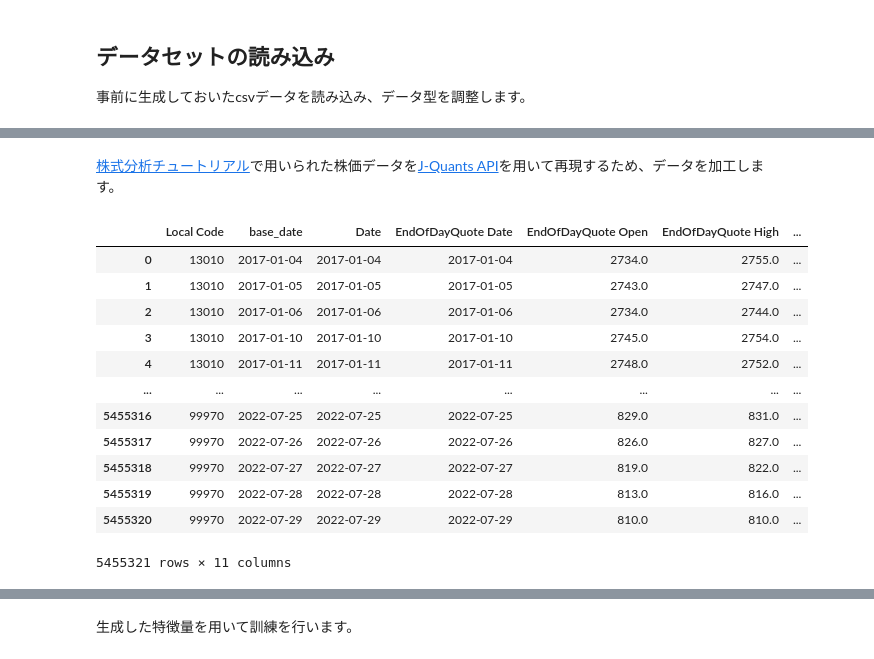
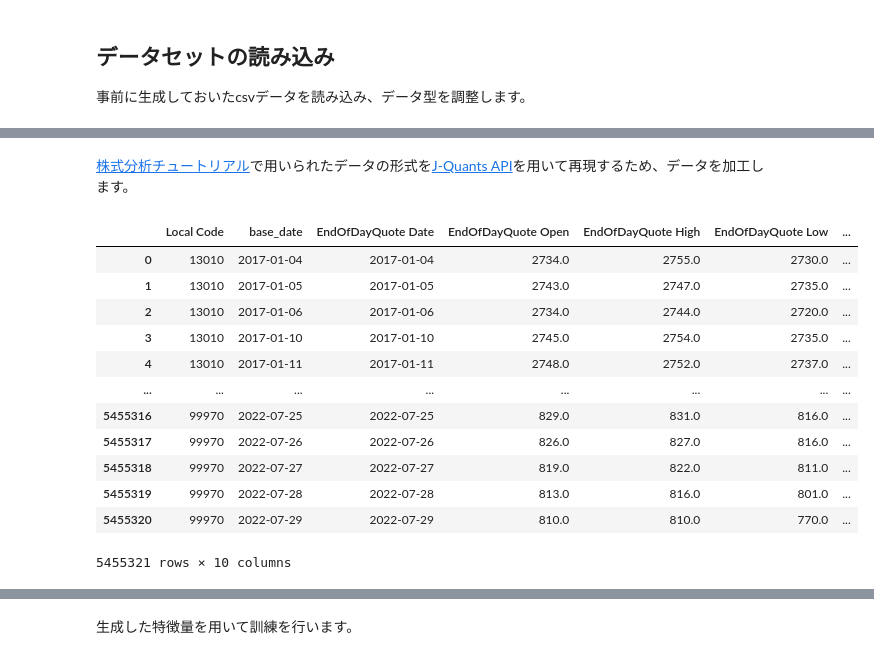
Before and after one commit to dakimura/jquants-sample, a Jupyter notebook: predictor.ipynb, the cells around one changed output, grey strips where cells are left out. Drawn from its saved outputs; the diff is of its cells as text; code cells hidden in the pictures.

```diff
--- a/predictor.ipynb
+++ b/predictor.ipynb
@@ -10,27 +45,21 @@
+# %%
+# pandas の表示制限を調整します
+pd.set_option("display.max_rows", 1000)
+pd.set_option("display.max_columns", 1000)
+pd.set_option("display.width", 2000)
 # %%
-# 必要なpip packageを現在のJupyter kernelにインストール
-# !pip uninstall xgboost
-!pip install scikit-learn
-!pip install xgboost
-
-from datetime import datetime
-import pandas as pd
-import numpy as np
-from dateutil import tz
-import pickle
-import os
-import io
-from typing import List
-
 # 必要なコンフィグの定義
 # データを保存しているGoogleドライブ上のディレクトリ
-# STORAGE_DIR_PATH = "/content/drive/MyDrive/drive_ws/marketdata"
+STORAGE_DIR_PATH = "/content/drive/MyDrive/drive_ws/marketdata"
 # デバッグ中
-STORAGE_DIR_PATH = "/tmp/marketdata"
+# STORAGE_DIR_PATH = "/tmp/marketdata"
+
 # CSVデータが保存されているファイルパス
-stock_fin_csvfile_path = STORAGE_DIR_PATH + "/stock_fin.csv"
-stock_price_csvfile_path = STORAGE_DIR_PATH + "/stock_price.csv"
+stock_fin_csvfile_path = STORAGE_DIR_PATH + "/stock_fin.csv.gz"
+stock_price_csvfile_path = STORAGE_DIR_PATH + "/stock_price.csv.gz"
+# stock_labelsは今このノートブック内で作っているので特に保存する意味はないけれど
 stock_labels_csvfile_path = STORAGE_DIR_PATH + "/stock_labels.csv.gz"
+# 生成したモデルを保存するパス
 model_dir = STORAGE_DIR_PATH + "/model/"
 
 # デバッグ用のコード
@@ -41,8 +70,9 @@ TRAIN_END = "2019-12-31"
 TEST_START = "2020-01-01"
 TEST_END = "2020-11-15"
 
-# 訓練の結果を保存するファイルパス
+# 訓練結果を保存するファイルパス
 model_path = STORAGE_DIR_PATH + "/model"
 
+# データを使用する期間
 start_dt: datetime = datetime(2017, 1, 1, tzinfo=tz.gettz("Asia/Tokyo"))
 end_dt: datetime = datetime(2022, 7, 31, tzinfo=tz.gettz("Asia/Tokyo"))
@@ -104,48 +124,48 @@ stock_fin_load
 # %% [markdown]
-[株式分析チュートリアル](https://japanexchangegroup.github.io/J-Quants-Tutorial/#introduction)で用いられた株価データを[J-Quants API](https://jpx.gitbook.io/j-quants-api/api-reference)を用いて再現するため、データを加工します。
+[株式分析チュートリアル](https://japanexchangegroup.github.io/J-Quants-Tutorial/#introduction)で用いられたデータの形式を[J-Quants API](https://jpx.gitbook.io/j-quants-api/api-reference)を用いて再現するため、データを加工します。
 # %%
 # stock_price: データの互換性のための各種列名変換など
 stock_price: pd.DataFrame = pd.DataFrame()
 stock_price["Local Code"] = stock_price_load["Code"]
+#stock_price["Date"] = stock_price_load["Date"]
 stock_price["base_date"] = stock_price_load["Date"]
-stock_price["Date"] = stock_price_load["Date"]
-stock_price['EndOfDayQuote Date'] = stock_price["Date"]
+stock_price['EndOfDayQuote Date'] = stock_price_load["Date"]
 stock_price["EndOfDayQuote Open"] = stock_price_load["AdjustmentOpen"].replace({0.0: np.nan})
 stock_price["EndOfDayQuote High"] = stock_price_load["AdjustmentHigh"].replace({0.0: np.nan})
 stock_price["EndOfDayQuote Low"] = stock_price_load["AdjustmentLow"].replace({0.0: np.nan})
 stock_price["EndOfDayQuote Close"] = stock_price_load["AdjustmentClose"].replace({0.0: np.nan})
 stock_price["EndOfDayQuote ExchangeOfficialClose"] = stock_price_load["AdjustmentClose"].replace({0.0: np.nan})
 stock_price["EndOfDayQuote Volume"] = stock_price_load["AdjustmentVolume"]
 #stock_price = stock_price.set_index("base_date")
 #stock_price = stock_price.sort_index()
 
 # stock_price["EndOfDayQuote Open"][stock_price["EndOfDayQuote Close"] == 0] = \
 #     stock_price["EndOfDayQuote ExchangeOfficialClose"]
 # stock_price["EndOfDayQuote High"][stock_price["EndOfDayQuote Close"] == 0] = \
 #     stock_price["EndOfDayQuote ExchangeOfficialClose"]
 # stock_price["EndOfDayQuote Low"][stock_price["EndOfDayQuote Close"] == 0] = \
 #     stock_price["EndOfDayQuote ExchangeOfficialClose"]
 # stock_price["EndOfDayQuote Close"][stock_price["EndOfDayQuote Close"] == 0] = \
 #     stock_price["EndOfDayQuote ExchangeOfficialClose"]
 
 # 前日終値の列を終値列から作成
 stock_price["EndOfDayQuote PreviousClose"] = stock_price.groupby(["Local Code"])["EndOfDayQuote Close"].shift(1)
 
 stock_price
 # %% [output]
-|  | Local Code | base_date | Date | EndOfDayQuote Date | EndOfDayQuote Open | EndOfDayQuote High | ... |
-| 0 | 13010 | 2017-01-04 | 2017-01-04 | 2017-01-04 | 2734.0 | 2755.0 | ... |
-| 1 | 13010 | 2017-01-05 | 2017-01-05 | 2017-01-05 | 2743.0 | 2747.0 | ... |
-| 2 | 13010 | 2017-01-06 | 2017-01-06 | 2017-01-06 | 2734.0 | 2744.0 | ... |
-| 3 | 13010 | 2017-01-10 | 2017-01-10 | 2017-01-10 | 2745.0 | 2754.0 | ... |
-| 4 | 13010 | 2017-01-11 | 2017-01-11 | 2017-01-11 | 2748.0 | 2752.0 | ... |
+|  | Local Code | base_date | EndOfDayQuote Date | EndOfDayQuote Open | EndOfDayQuote High | EndOfDayQuote Low | ... |
+| 0 | 13010 | 2017-01-04 | 2017-01-04 | 2734.0 | 2755.0 | 2730.0 | ... |
+| 1 | 13010 | 2017-01-05 | 2017-01-05 | 2743.0 | 2747.0 | 2735.0 | ... |
+| 2 | 13010 | 2017-01-06 | 2017-01-06 | 2734.0 | 2744.0 | 2720.0 | ... |
+| 3 | 13010 | 2017-01-10 | 2017-01-10 | 2745.0 | 2754.0 | 2735.0 | ... |
+| 4 | 13010 | 2017-01-11 | 2017-01-11 | 2748.0 | 2752.0 | 2737.0 | ... |
 | ... | ... | ... | ... | ... | ... | ... | ... |
-| 5455316 | 99970 | 2022-07-25 | 2022-07-25 | 2022-07-25 | 829.0 | 831.0 | ... |
-| 5455317 | 99970 | 2022-07-26 | 2022-07-26 | 2022-07-26 | 826.0 | 827.0 | ... |
-| 5455318 | 99970 | 2022-07-27 | 2022-07-27 | 2022-07-27 | 819.0 | 822.0 | ... |
-| 5455319 | 99970 | 2022-07-28 | 2022-07-28 | 2022-07-28 | 813.0 | 816.0 | ... |
-| 5455320 | 99970 | 2022-07-29 | 2022-07-29 | 2022-07-29 | 810.0 | 810.0 | ... |
+| 5455316 | 99970 | 2022-07-25 | 2022-07-25 | 829.0 | 831.0 | 816.0 | ... |
+| 5455317 | 99970 | 2022-07-26 | 2022-07-26 | 826.0 | 827.0 | 816.0 | ... |
+| 5455318 | 99970 | 2022-07-27 | 2022-07-27 | 819.0 | 822.0 | 811.0 | ... |
+| 5455319 | 99970 | 2022-07-28 | 2022-07-28 | 813.0 | 816.0 | 801.0 | ... |
+| 5455320 | 99970 | 2022-07-29 | 2022-07-29 | 810.0 | 810.0 | 770.0 | ... |
-5455321 rows × 11 columns
+5455321 rows × 10 columns
 # %%
 # stock_financial: データの互換性のための各種列名変換など
 stock_fin: pd.DataFrame = pd.DataFrame()
```
Also changed, not shown: parts of 15 cells of this notebook, 1 other file.
